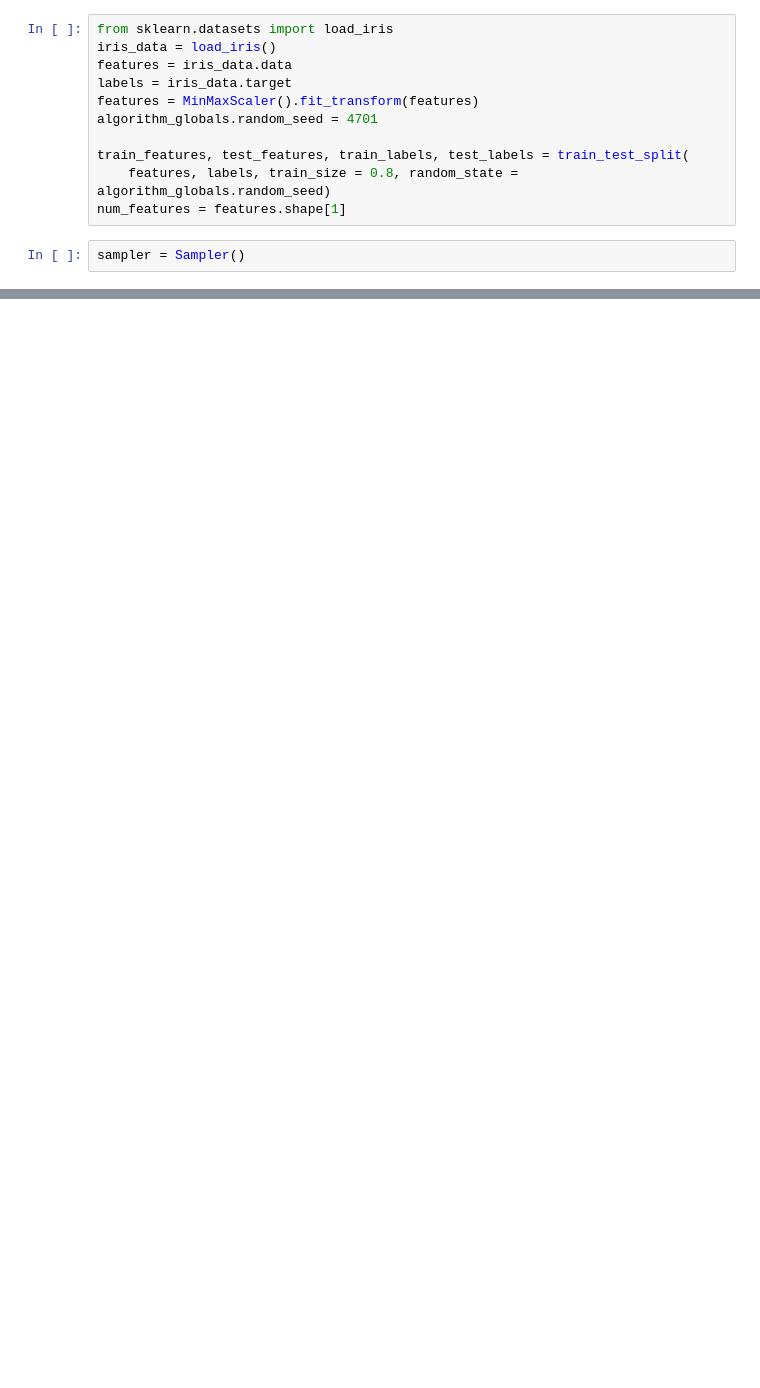
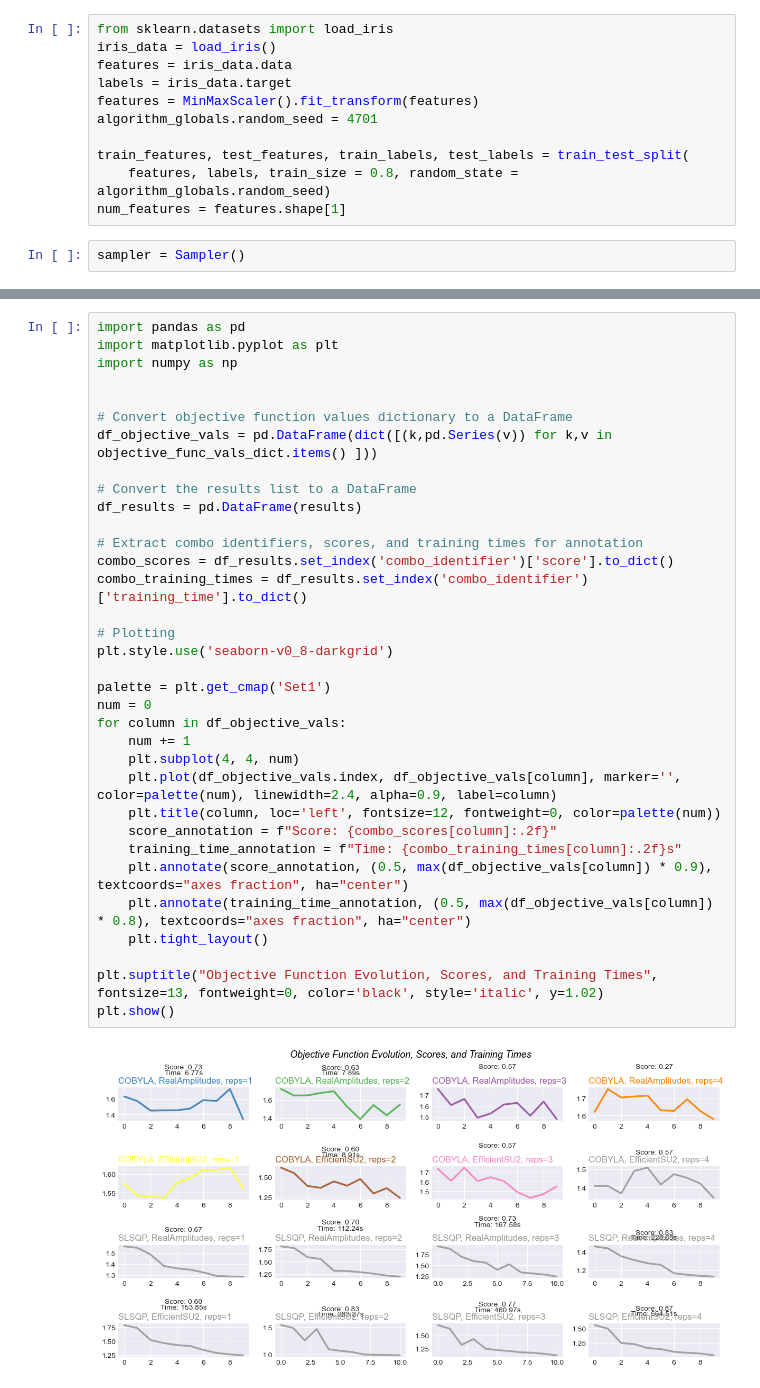
Before and after one commit to LukePower01/ml-to-qml, a Jupyter notebook: optimal-ansatz-opimzer.ipynb, the cells around one changed output, grey strips where cells are left out. Drawn from its saved outputs; the diff is of its cells as text; blank space fills up the shorter version.

```diff
--- a/optimal-ansatz-opimzer.ipynb
+++ b/optimal-ansatz-opimzer.ipynb
@@ -108,0 +206,36 @@ TypeError: callback_graph() missing 2 required positional arguments: 'mean' and
+# %%
+import pandas as pd
+import matplotlib.pyplot as plt
+import numpy as np
+
+
+# Convert objective function values dictionary to a DataFrame
+df_objective_vals = pd.DataFrame(dict([(k,pd.Series(v)) for k,v in objective_func_vals_dict.items() ]))
+
+# Convert the results list to a DataFrame
+df_results = pd.DataFrame(results)
+
+# Extract combo identifiers, scores, and training times for annotation
+combo_scores = df_results.set_index('combo_identifier')['score'].to_dict()
+combo_training_times = df_results.set_index('combo_identifier')['training_time'].to_dict()
+
+# Plotting
+plt.style.use('seaborn-v0_8-darkgrid')
+
+palette = plt.get_cmap('Set1')
+num = 0
+for column in df_objective_vals:
+    num += 1
+    plt.subplot(4, 4, num)
+    plt.plot(df_objective_vals.index, df_objective_vals[column], marker='', color=palette(num), linewidth=2.4, alpha=0.9, label=column)
+    plt.title(column, loc='left', fontsize=12, fontweight=0, color=palette(num))
+    score_annotation = f"Score: {combo_scores[column]:.2f}"
+    training_time_annotation = f"Time: {combo_training_times[column]:.2f}s"
+    plt.annotate(score_annotation, (0.5, max(df_objective_vals[column]) * 0.9), textcoords="axes fraction", ha="center")
+    plt.annotate(training_time_annotation, (0.5, max(df_objective_vals[column]) * 0.8), textcoords="axes fraction", ha="center")
+    plt.tight_layout()
+
+plt.suptitle("Objective Function Evolution, Scores, and Training Times", fontsize=13, fontweight=0, color='black', style='italic', y=1.02)
+plt.show()
+# %% [output]
+[figure, added]
```
Also changed, not shown: parts of 10 cells of this notebook, 2 other files.
